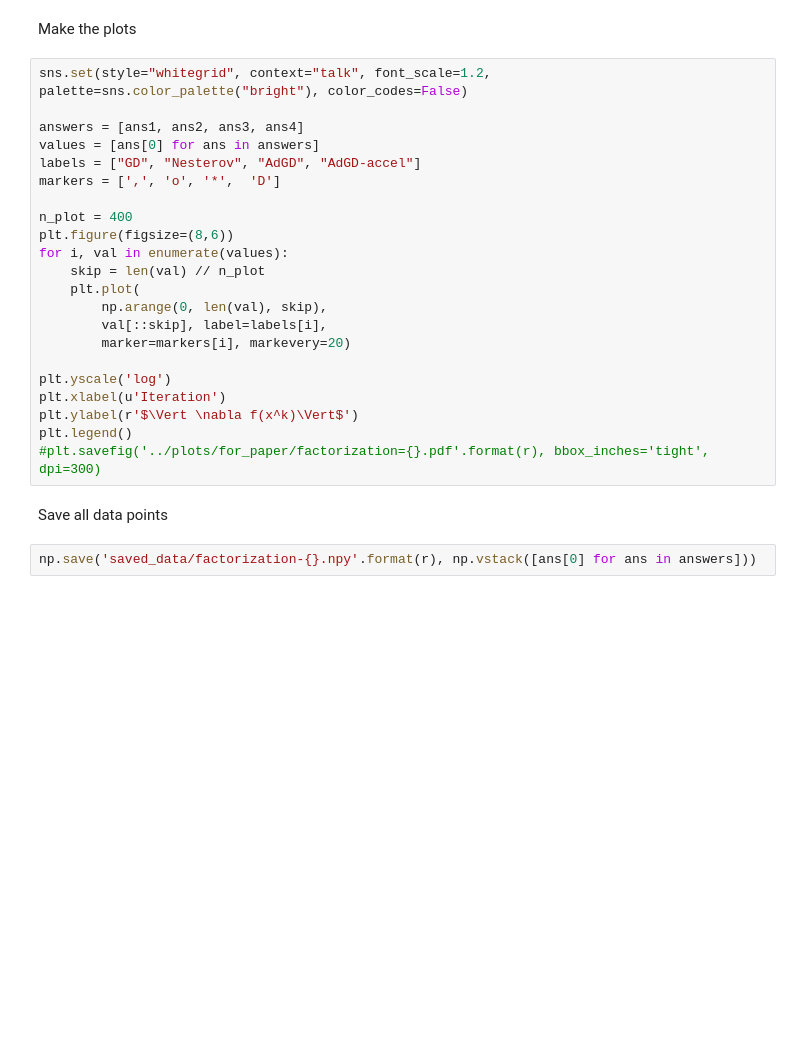
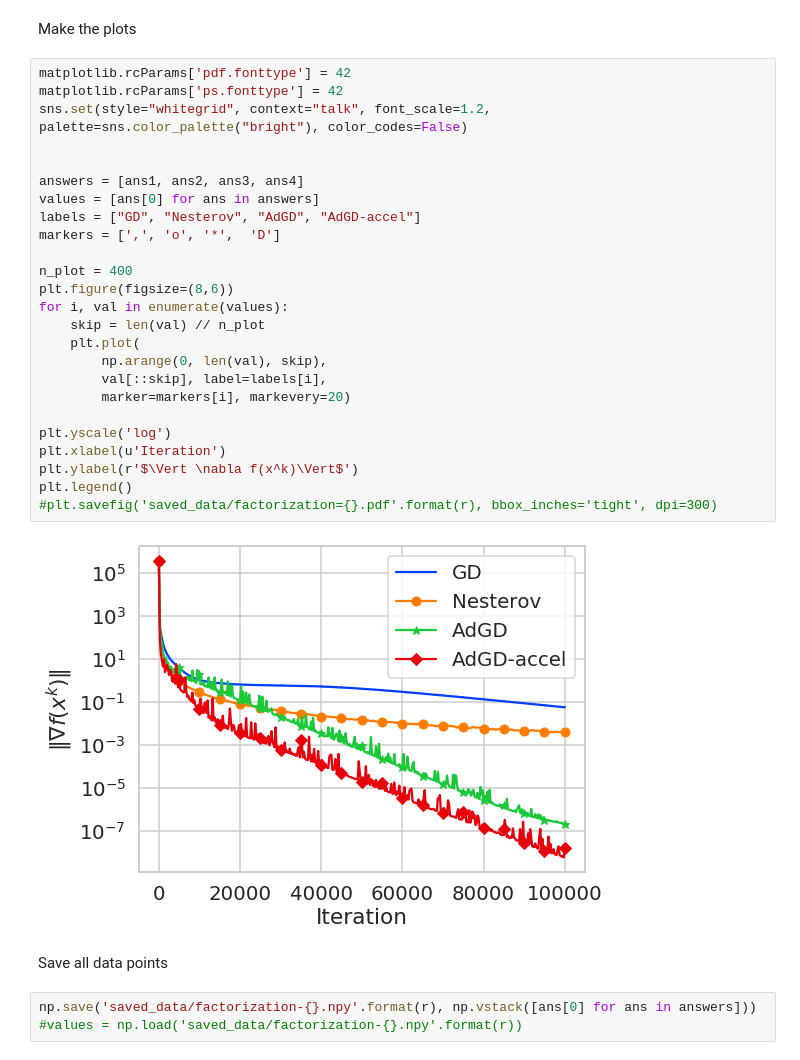
Before and after one commit to ymalitsky/adaptive_GD, a Jupyter notebook: matrix_factorization.ipynb, the cells around one changed output. Saved outputs shown, nothing was run; the diff lists cells and outputs as text; blank space fills up the shorter version.

Commit message:
Matrix-factorization, updated readme

```diff
--- a/matrix_factorization.ipynb
+++ b/matrix_factorization.ipynb
@@ -113,28 +117,34 @@ ans4 = ad_grad_accel(J, df, X0, 1e-9, numb_iter=N)
 # %% [markdown]
 Make the plots
 # %%
+matplotlib.rcParams['pdf.fonttype'] = 42
+matplotlib.rcParams['ps.fonttype'] = 42
 sns.set(style="whitegrid", context="talk", font_scale=1.2, palette=sns.color_palette("bright"), color_codes=False)
+
 
 answers = [ans1, ans2, ans3, ans4]
 values = [ans[0] for ans in answers]
 labels = ["GD", "Nesterov", "AdGD", "AdGD-accel"]
 markers = [',', 'o', '*',  'D']
 
 n_plot = 400
 plt.figure(figsize=(8,6))
 for i, val in enumerate(values):
     skip = len(val) // n_plot
     plt.plot(
         np.arange(0, len(val), skip),
         val[::skip], label=labels[i],
         marker=markers[i], markevery=20)
 
 plt.yscale('log')
 plt.xlabel(u'Iteration')
 plt.ylabel(r'$\Vert \nabla f(x^k)\Vert$')
 plt.legend()
-#plt.savefig('../plots/for_paper/factorization={}.pdf'.format(r), bbox_inches='tight', dpi=300)
+#plt.savefig('saved_data/factorization={}.pdf'.format(r), bbox_inches='tight', dpi=300)
+# %% [output]
+[figure, added]
 # %% [markdown]
 Save all data points
 # %%
 np.save('saved_data/factorization-{}.npy'.format(r), np.vstack([ans[0] for ans in answers]))
+#values = np.load('saved_data/factorization-{}.npy'.format(r))
```
Also changed, not shown: parts of 2 cells of this notebook, 5 other files.
